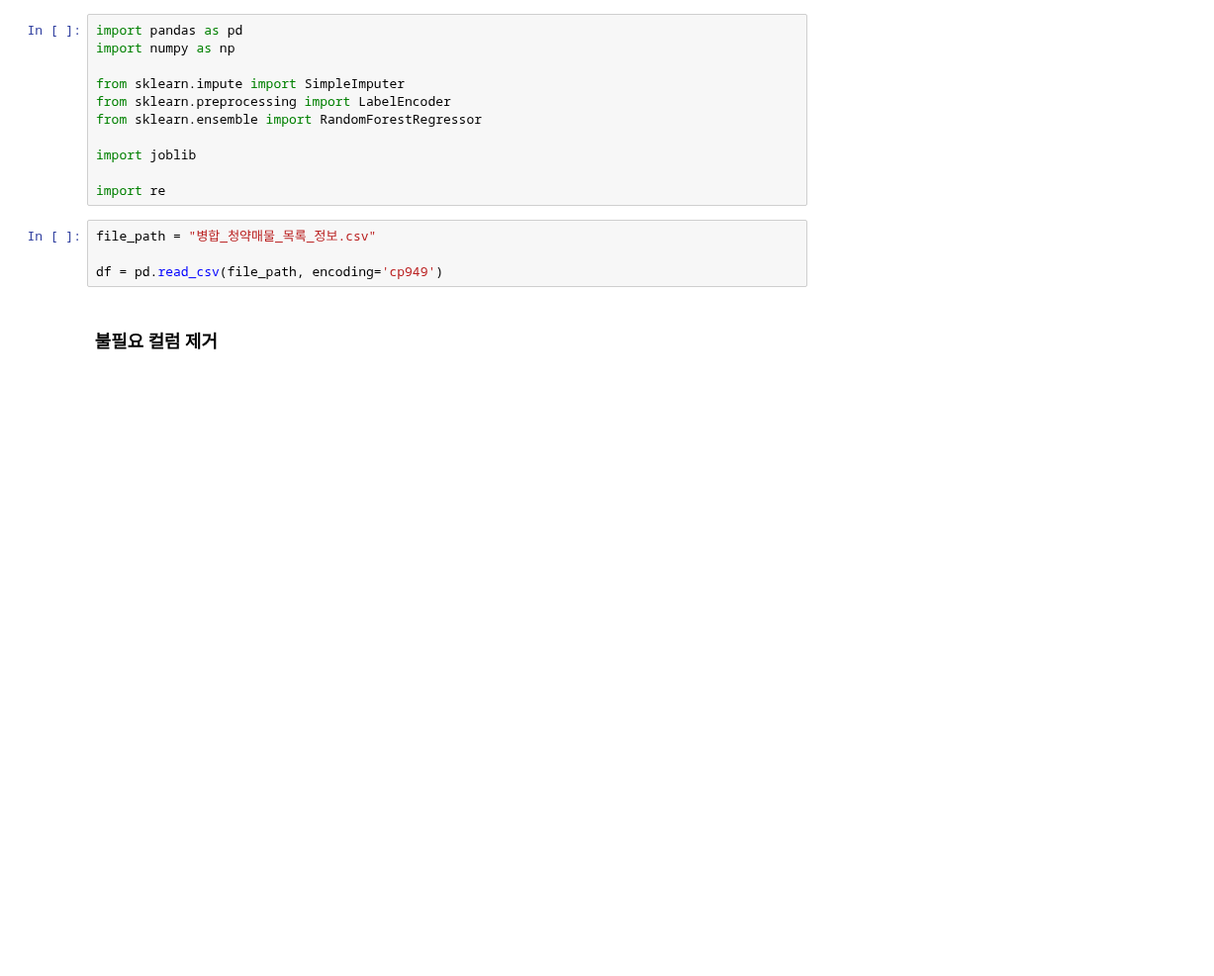
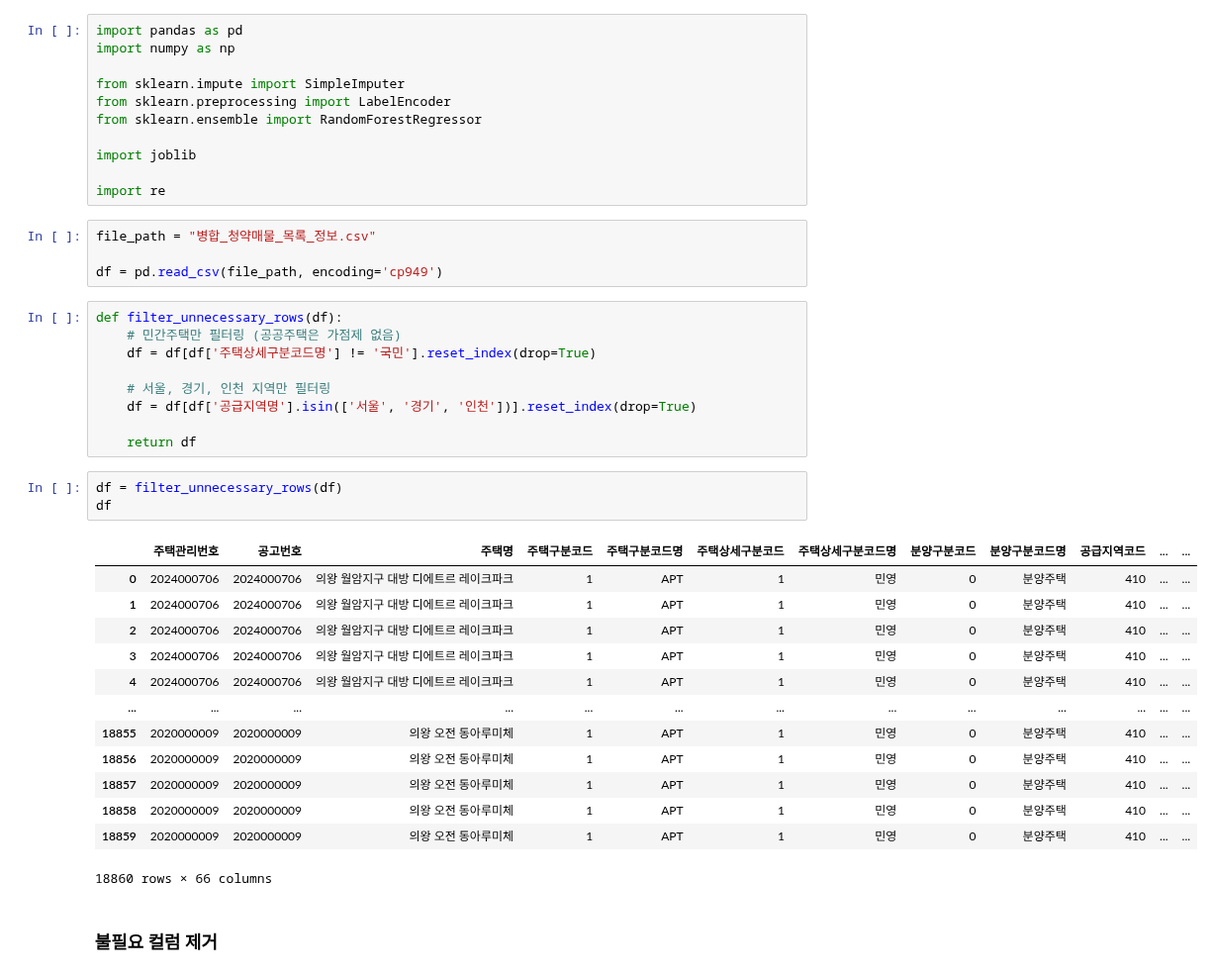
Before and after one commit to choikwangil95/HKToss-MLOps-Proejct, a Jupyter notebook: src/storage/raw_data/data_pre_250311.ipynb, the cells around one changed output. Shown at 99% size. Drawn from its saved outputs; the diff is of its cells as text; blank space fills up the shorter version.

```diff
--- a/src/storage/raw_data/data_pre_250311.ipynb
+++ b/src/storage/raw_data/data_pre_250311.ipynb
@@ -13,6 +13,32 @@ import re
 file_path = "병합_청약매물_목록_정보.csv"
 
 df = pd.read_csv(file_path, encoding='cp949')
+# %%
+def filter_unnecessary_rows(df):
+    # 민간주택만 필터링 (공공주택은 가점제 없음)
+    df = df[df['주택상세구분코드명'] != '국민'].reset_index(drop=True)
+
+    # 서울, 경기, 인천 지역만 필터링
+    df = df[df['공급지역명'].isin(['서울', '경기', '인천'])].reset_index(drop=True)
+
+    return df
+# %%
+df = filter_unnecessary_rows(df)
+df
+# %% [output]
+|  | 주택관리번호 | 공고번호 | 주택명 | 주택구분코드 | 주택구분코드명 | 주택상세구분코드 | 주택상세구분코드명 | 분양구분코드 | 분양구분코드명 | 공급지역코드 | ... | ... |
+| 0 | 2024000706 | 2024000706 | 의왕 월암지구 대방 디에트르 레이크파크 | 1 | APT | 1 | 민영 | 0 | 분양주택 | 410 | ... | ... |
+| 1 | 2024000706 | 2024000706 | 의왕 월암지구 대방 디에트르 레이크파크 | 1 | APT | 1 | 민영 | 0 | 분양주택 | 410 | ... | ... |
+| 2 | 2024000706 | 2024000706 | 의왕 월암지구 대방 디에트르 레이크파크 | 1 | APT | 1 | 민영 | 0 | 분양주택 | 410 | ... | ... |
+| 3 | 2024000706 | 2024000706 | 의왕 월암지구 대방 디에트르 레이크파크 | 1 | APT | 1 | 민영 | 0 | 분양주택 | 410 | ... | ... |
+| 4 | 2024000706 | 2024000706 | 의왕 월암지구 대방 디에트르 레이크파크 | 1 | APT | 1 | 민영 | 0 | 분양주택 | 410 | ... | ... |
+| ... | ... | ... | ... | ... | ... | ... | ... | ... | ... | ... | ... | ... |
+| 18855 | 2020000009 | 2020000009 | 의왕 오전 동아루미체 | 1 | APT | 1 | 민영 | 0 | 분양주택 | 410 | ... | ... |
+| 18856 | 2020000009 | 2020000009 | 의왕 오전 동아루미체 | 1 | APT | 1 | 민영 | 0 | 분양주택 | 410 | ... | ... |
+| 18857 | 2020000009 | 2020000009 | 의왕 오전 동아루미체 | 1 | APT | 1 | 민영 | 0 | 분양주택 | 410 | ... | ... |
+| 18858 | 2020000009 | 2020000009 | 의왕 오전 동아루미체 | 1 | APT | 1 | 민영 | 0 | 분양주택 | 410 | ... | ... |
+| 18859 | 2020000009 | 2020000009 | 의왕 오전 동아루미체 | 1 | APT | 1 | 민영 | 0 | 분양주택 | 410 | ... | ... |
+18860 rows × 66 columns
 # %% [markdown]
 ### 불필요 컬럼 제거
 # %%
```
Also changed, not shown: parts of 12 cells of this notebook, 2 other files.
